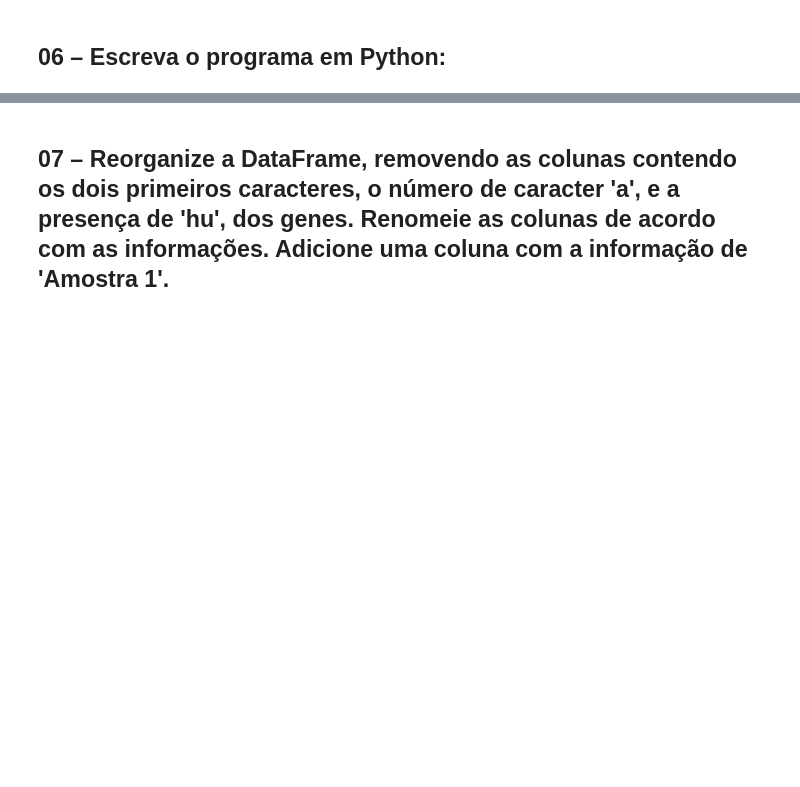
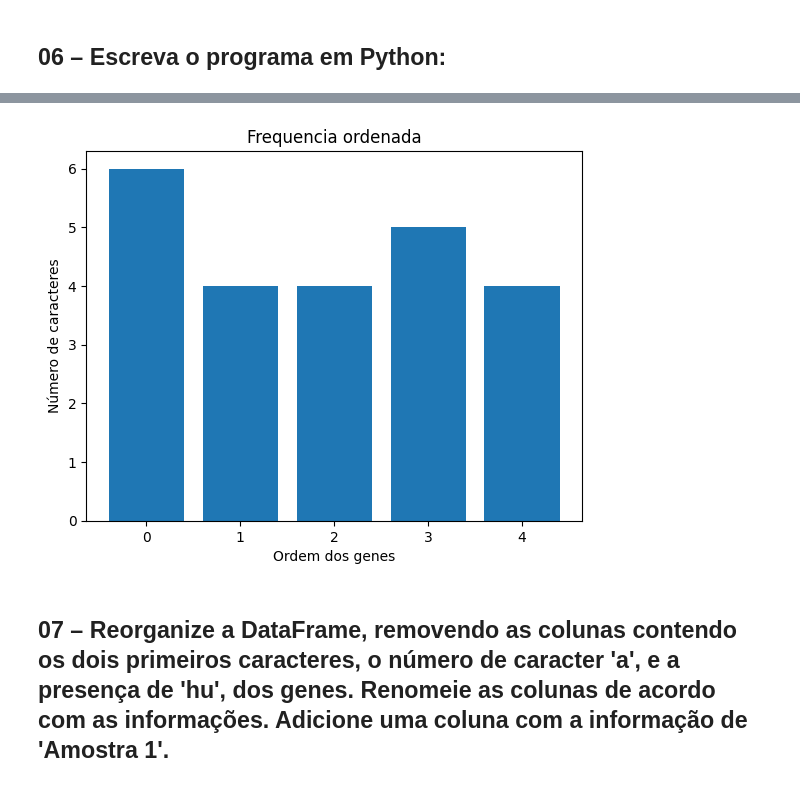
Before and after one commit to tveigaferreira-hue/python-disciplina, a Jupyter notebook: Exercícios/13-Variáveis_Qualitativas_2026-03-30.ipynb, the cells around one changed output, grey strips where cells are left out. Saved outputs shown, nothing was run; the diff lists cells and outputs as text; code cells hidden in the pictures; blank space fills up the shorter version.

```diff
--- a/Exercícios/13-Variáveis_Qualitativas_2026-03-30.ipynb
+++ b/Exercícios/13-Variáveis_Qualitativas_2026-03-30.ipynb
@@ -16 +46,4 @@ R.:
 Como inserir  na DataFrame uma tabela de frequência do número de caracteres no nome dos genes? Uma vez inserida, como obter um gráfico de barras deste dado?
+# %%
+genes0607 = pd.read_csv('genes0607.csv')
+genes0607
@@ -23,2 +65,7 @@ R.:
 # %% [markdown]
 ## 06 – Escreva o programa em Python:
+# %%
+genes0607["freq_ordem"] = (
+    genes0607.groupby("numero de caracteres").cumcount() + 1
+)
+genes0607
@@ -25,2 +79,14 @@ R.:
+# %%
+import matplotlib.pyplot as plt
+
+plt.bar(range(len(genes0607)), genes0607["numero de caracteres"])
+
+plt.xlabel("Ordem dos genes")
+plt.ylabel("Número de caracteres")
+plt.title("Frequencia ordenada")
+
+plt.show()
+# %% [output]
+[figure, added]
 # %% [markdown]
 ## 07 – Reorganize a DataFrame, removendo as colunas contendo os dois primeiros caracteres, o número de caracter 'a', e a presença de 'hu', dos genes. Renomeie as colunas de acordo com as informações. Adicione uma coluna com a informação de 'Amostra 1'.
```
Also changed, not shown: parts of 23 cells of this notebook.
